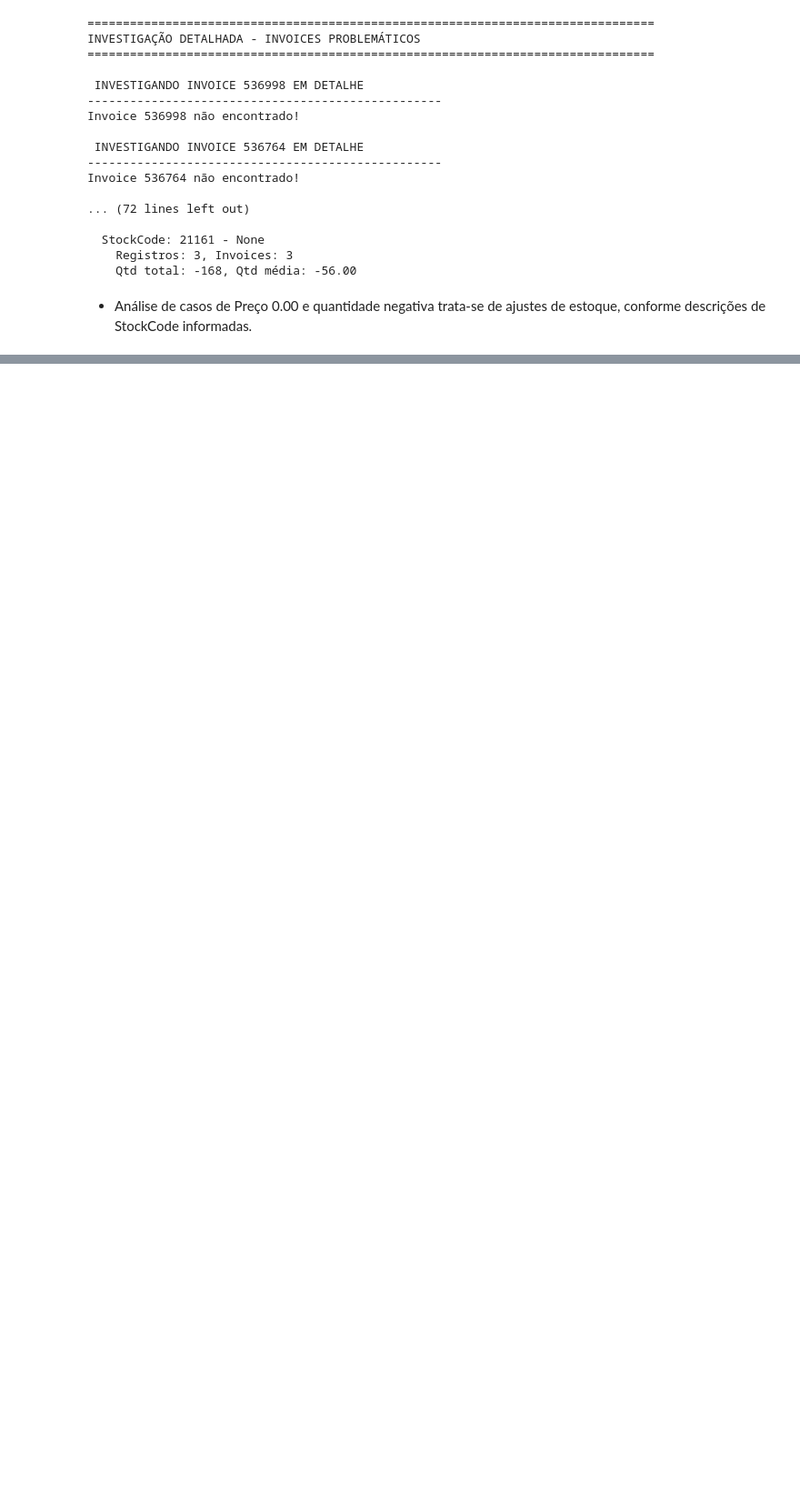
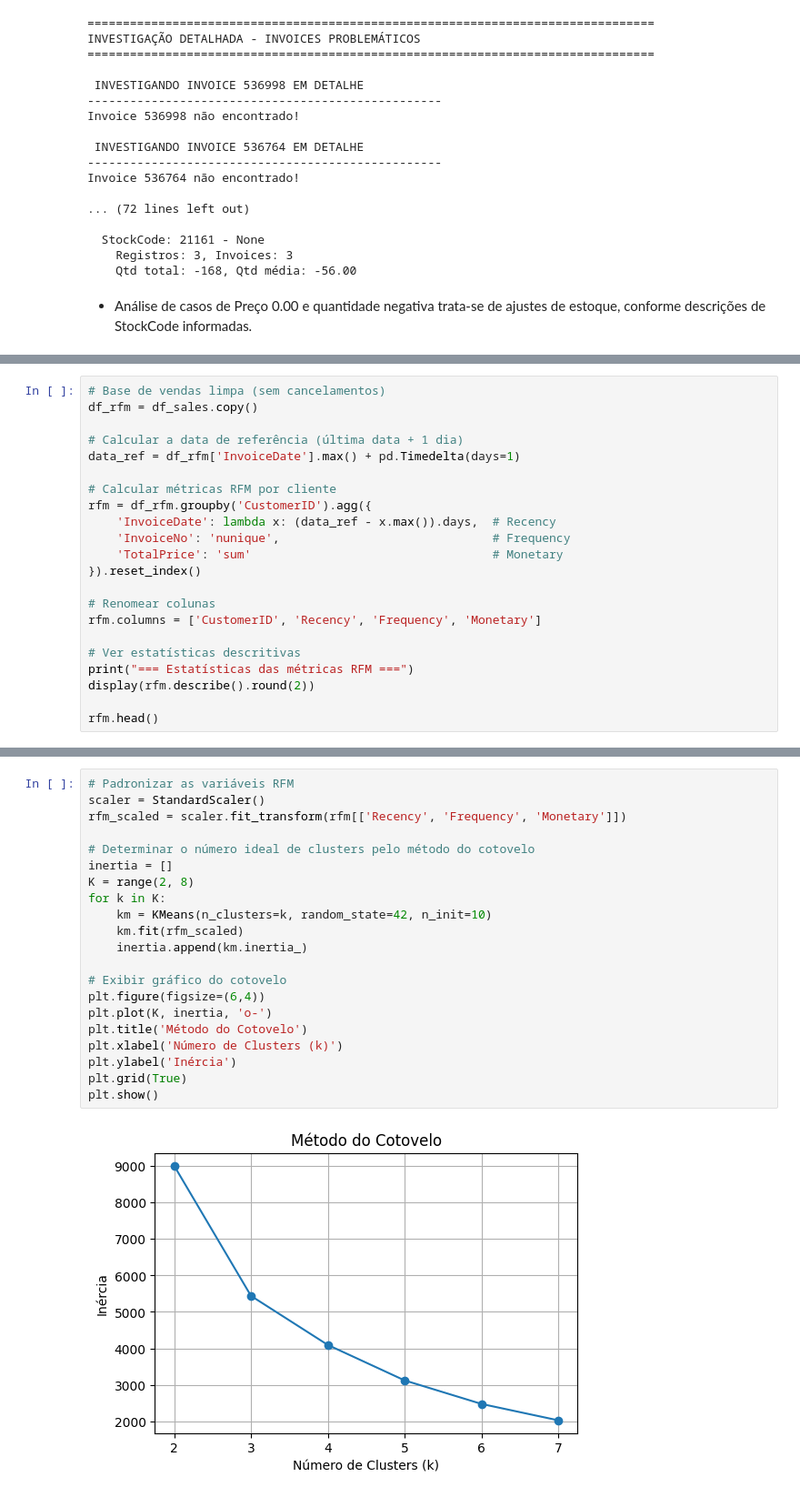
Before and after one commit to marcelonicolays/AD2, a Jupyter notebook: AD2.ipynb, the cells around one changed output, grey strips where cells are left out. Shown: that part at 91% size. Drawn from its saved outputs; the diff is of its cells as text; blank space fills up the shorter version.

```diff
--- a/AD2.ipynb
+++ b/AD2.ipynb
@@ -702,0 +873,22 @@ Invoice 536764 não encontrado!
+# %%
+# Base de vendas limpa (sem cancelamentos)
+df_rfm = df_sales.copy()
+
+# Calcular a data de referência (última data + 1 dia)
+data_ref = df_rfm['InvoiceDate'].max() + pd.Timedelta(days=1)
+
+# Calcular métricas RFM por cliente
+rfm = df_rfm.groupby('CustomerID').agg({
+    'InvoiceDate': lambda x: (data_ref - x.max()).days,  # Recency
+    'InvoiceNo': 'nunique',                              # Frequency
+    'TotalPrice': 'sum'                                  # Monetary
+}).reset_index()
+
+# Renomear colunas
+rfm.columns = ['CustomerID', 'Recency', 'Frequency', 'Monetary']
+
+# Ver estatísticas descritivas
+print("=== Estatísticas das métricas RFM ===")
+display(rfm.describe().round(2))
+
+rfm.head()
@@ -702,0 +914,23 @@ Invoice 536764 não encontrado!
+# %%
+# Padronizar as variáveis RFM
+scaler = StandardScaler()
+rfm_scaled = scaler.fit_transform(rfm[['Recency', 'Frequency', 'Monetary']])
+
+# Determinar o número ideal de clusters pelo método do cotovelo
+inertia = []
+K = range(2, 8)
+for k in K:
+    km = KMeans(n_clusters=k, random_state=42, n_init=10)
+    km.fit(rfm_scaled)
+    inertia.append(km.inertia_)
+
+# Exibir gráfico do cotovelo
+plt.figure(figsize=(6,4))
+plt.plot(K, inertia, 'o-')
+plt.title('Método do Cotovelo')
+plt.xlabel('Número de Clusters (k)')
+plt.ylabel('Inércia')
+plt.grid(True)
+plt.show()
+# %% [output]
+[figure, added]
```
Also changed, not shown: parts of 26 cells of this notebook.
